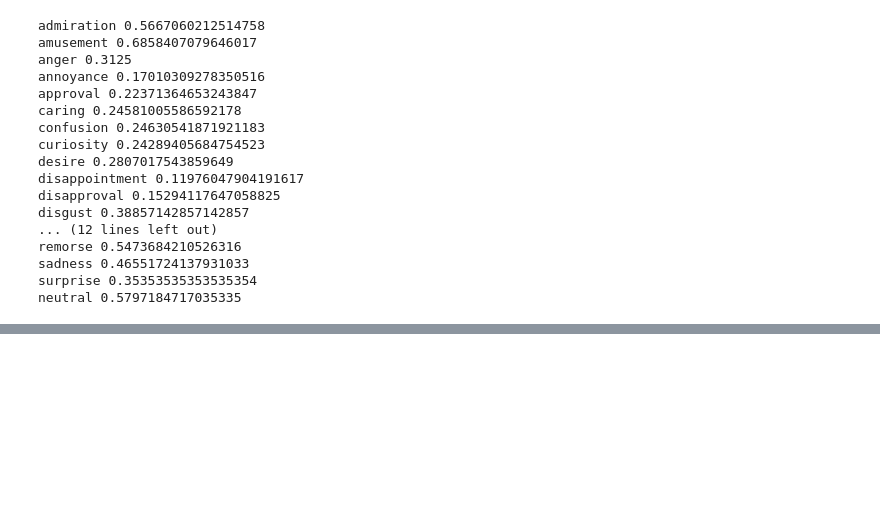
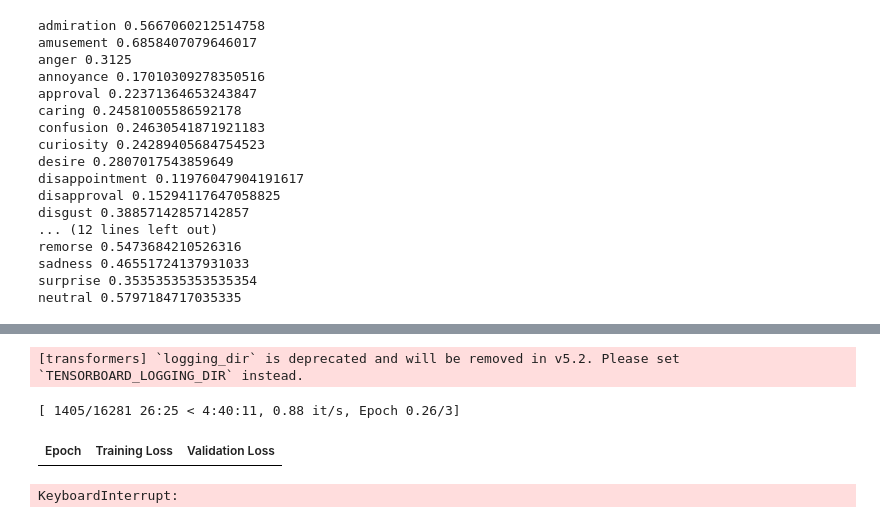
Before and after one commit to VarunP3000/NFS-REU-Data-Analytics-2026, a Jupyter notebook: ResearchCode.ipynb, the cells around one changed output, grey strips where cells are left out. Drawn from its saved outputs; the diff is of its cells as text; code cells hidden in the pictures; blank space fills up the shorter version.

Commit message:
did data analytics on GoEmotions

```diff
--- a/ResearchCode.ipynb
+++ b/ResearchCode.ipynb
@@ -518,0 +515,6 @@ neutral 0.5797184717035335
+# %%
+model = AutoModelForSequenceClassification.from_pretrained(
+    model_name,
+    num_labels=len(emotions),
+    problem_type="multi_label_classification"
+)
@@ -518,0 +538,40 @@ neutral 0.5797184717035335
+# %%
+def compute_metrics(eval_pred):
+    logits, labels = eval_pred
+    probs = 1 / (1 + np.exp(-logits))
+    preds = (probs >= 0.5).astype(int)
+
+    return {
+        "micro_f1": f1_score(labels, preds, average="micro", zero_division=0),
+        "macro_f1": f1_score(labels, preds, average="macro", zero_division=0),
+        "subset_accuracy": accuracy_score(labels, preds)
+    }
+# %%
+training_args = TrainingArguments(
+    output_dir="./bert_goemotions_results",
+    eval_strategy="epoch",
+    save_strategy="epoch",
+    learning_rate=2e-5,
+    per_device_train_batch_size=8,
+    per_device_eval_batch_size=8,
+    num_train_epochs=3,
+    weight_decay=0.01,
+    load_best_model_at_end=True,
+    metric_for_best_model="micro_f1",
+    logging_dir="./logs",
+)
+
+trainer = Trainer(
+    model=model,
+    args=training_args,
+    train_dataset=train_dataset,
+    eval_dataset=test_dataset,
+    compute_metrics=compute_metrics
+)
+
+trainer.train()
+# %% [output]
+[transformers] `logging_dir` is deprecated and will be removed in v5.2. Please set `TENSORBOARD_LOGGING_DIR` instead.
+[ 1405/16281 26:25 < 4:40:11, 0.88 it/s, Epoch 0.26/3]
+| Epoch | Training Loss | Validation Loss |
+KeyboardInterrupt:
```
Also changed, not shown: parts of 22 cells of this notebook, 1 other file.
